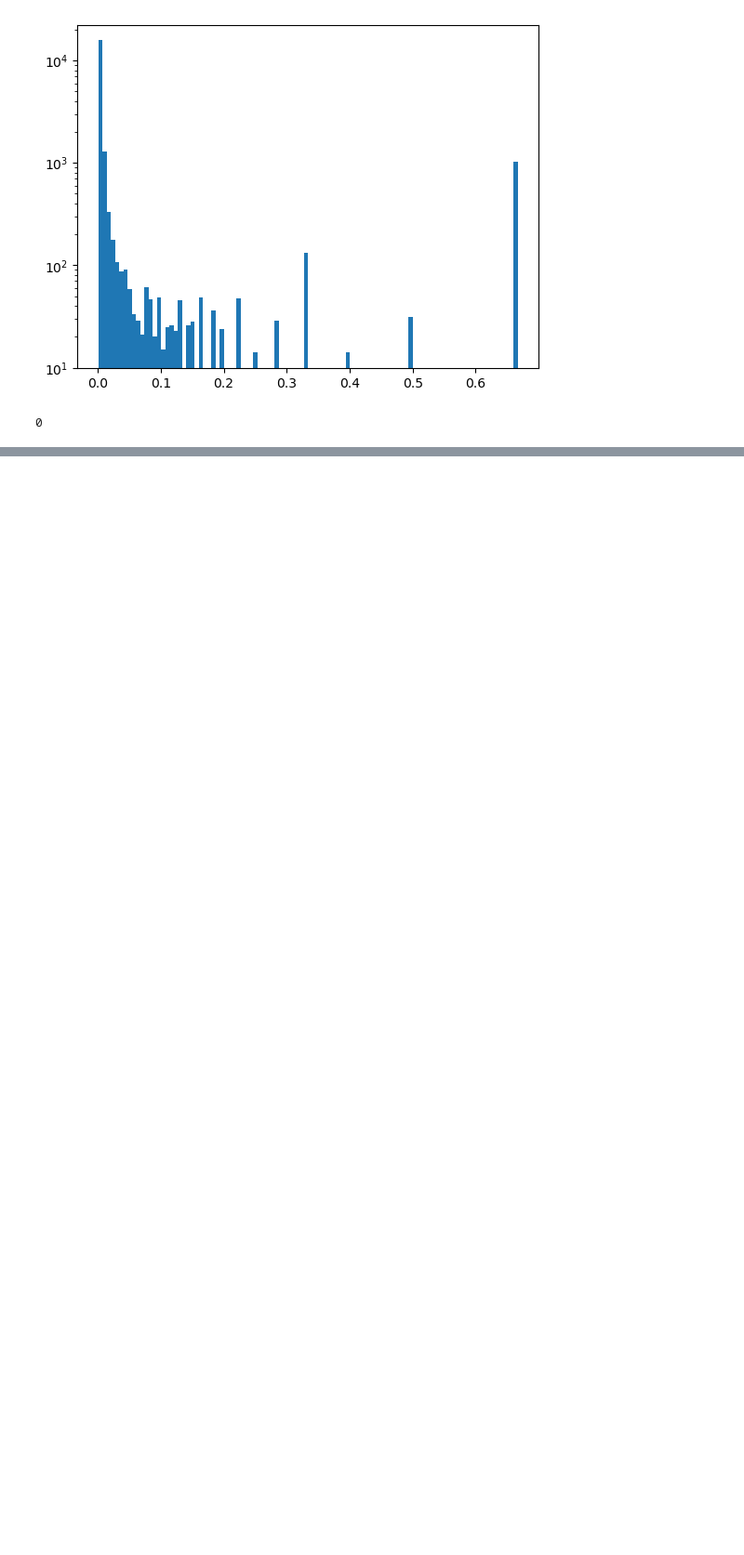
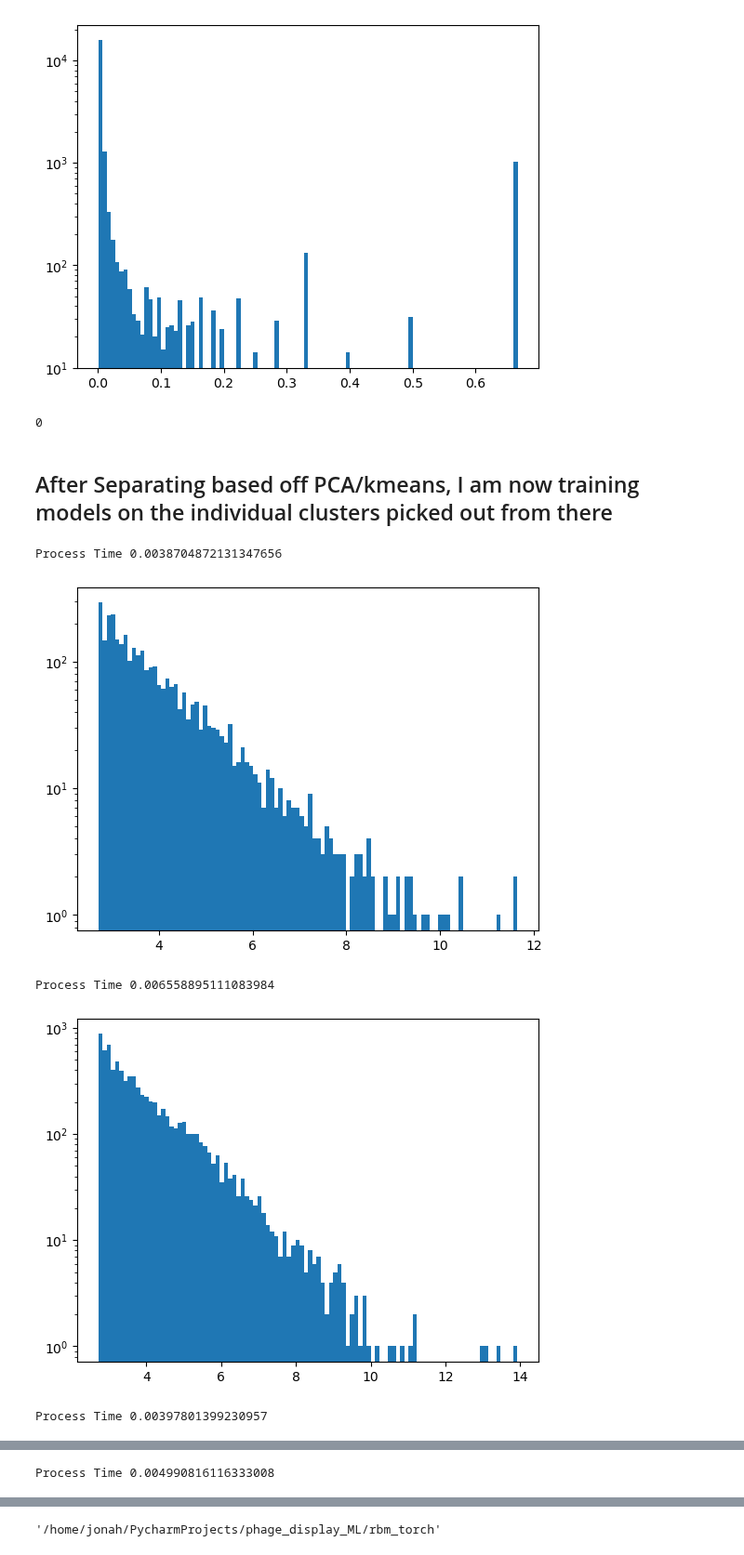
Before and after one commit to Jonahowns/phage_display_ML, a Jupyter notebook: datasets/cov_dataset_prep_example.ipynb, the cells around one changed output, grey strips where cells are left out. Shown at 93% size. Cells and saved outputs as stored; diff of their text form; code cells hidden in the pictures; blank space fills up the shorter version.

```diff
--- a/datasets/cov_dataset_prep_example.ipynb
+++ b/datasets/cov_dataset_prep_example.ipynb
@@ -430,3 +432,5 @@ os.chdir("../rbm_torch/")
 sp.call(f"python submit.py -d cov -r m1 -p wzhengpu1 -q wildfire -m crbm -e 200 -g 2 -w m1_ne.json", shell=True) # weights
 # %% [output]
 0
+# %% [markdown]
+## After Separating based off PCA/kmeans, I am now training models on the individual clusters picked out from there
@@ -432,0 +439,16 @@ sp.call(f"python submit.py -d cov -r m1 -p wzhengpu1 -q wildfire -m crbm -e 200
+# %%
+## Weighting by affinity for each of these files
+import rbm_torch.utils.utils as utils
+
+all_fasta_files = [f"m1_s{i}.fasta" for i in range(1, 5)]
+for fasta_file in all_fasta_files:
+    seqs, affs, chars, q = utils.fasta_read(f"./cov/{fasta_file}", "dna", threads=12)
+    naffs = dp.log_scale(affs, base=0.001)
+    dp.quick_hist(naffs)
+    dp.make_weight_file(f"{fasta_file.split('.')[0]}_sw", naffs.tolist(), "sw", dir="./cov/")
+# %% [output]
+Process Time 0.0038704872131347656
+[figure, added]
+Process Time 0.006558895111083984
+[figure, added]
+Process Time 0.00397801399230957
@@ -432,0 +456 @@ sp.call(f"python submit.py -d cov -r m1 -p wzhengpu1 -q wildfire -m crbm -e 200
+Process Time 0.004990816116333008
@@ -432,0 +458,4 @@ sp.call(f"python submit.py -d cov -r m1 -p wzhengpu1 -q wildfire -m crbm -e 200
+# %%
+os.getcwd()
+# %% [output]
+'/home/jonah/PycharmProjects/phage_display_ML/rbm_torch'
```
Also changed, not shown: parts of 4 cells of this notebook, 6 other files.
